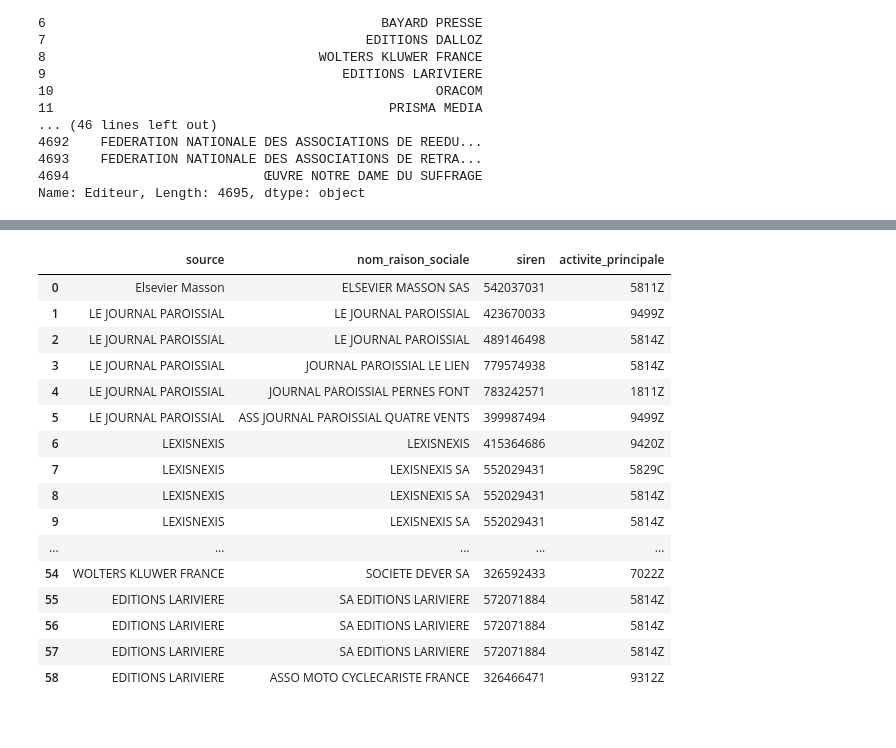
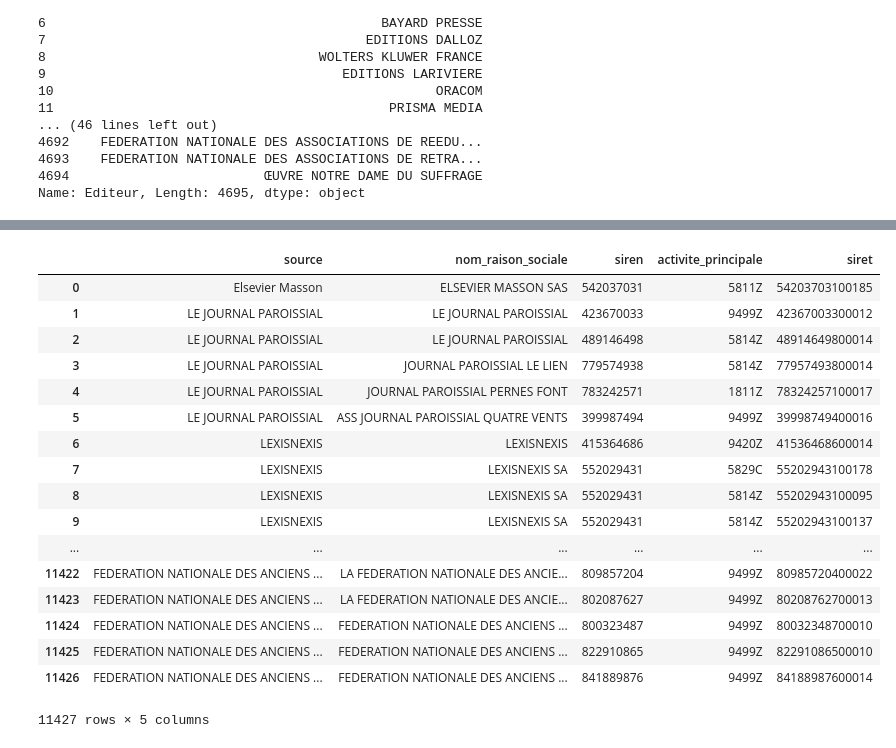
Before and after one commit to taniki/notebooks, a Jupyter notebook: data.gouv.fr/presse-SIRENE-geocodage.ipynb, the cells around one changed output, grey strips where cells are left out. Cells and saved outputs as stored; diff of their text form; code cells hidden in the pictures.

```diff
--- a/data.gouv.fr/presse-SIRENE-geocodage.ipynb
+++ b/data.gouv.fr/presse-SIRENE-geocodage.ipynb
@@ -33,21 +38,39 @@ url = "https://entreprise.data.gouv.fr/api/sirene/v1/full_text/{name}"
 
 def check(name):
     results = []
-    res = requests.get(url.format(name=name)).json()
-#     siren = { etablissement['siren'] for etablissement in res['etablissement'] }
-#     result['siren'] = siren
-#     result['points'] = list({ (etablissement['latitude'], etablissement['longitude']) for etablissement in res['etablissement'] })
+    res = requests.get(url.format(name=name))
 
-    results = res['etablissement']
+    if res.status_code == requests.codes.ok:
+        data = res.json()
+        results = data['etablissement']
 
-    for r in results:
-        r["source"] = name
+        for r in results:
+            r["source"] = name
+
+    else:
+#         print("!!! {name} !!!".format(name=name))
+#         print(url.format(name=name))
+#         print(res)
+        pass
 
     return results
 
 etablissements = []
 
-for e in list(editeurs.Editeur)[0:10]:
-    etablissements += check(e)
+# L'API entreprise.data.gouv.fr est limité à 2000 requếtes / 10 minutes
+n = 200
+i = 0
+s = 60
+
+while i < len(editeurs):
+    print("range {s} -> {e}".format(s=i, e=i+n-1))
+
+    for e in list(editeurs.Editeur)[i:i+n]:
+        etablissements += check(e)
+
+    i += n
+
+    print("...")
+    time.sleep(s)
 
 etablissements = pd.DataFrame(etablissements)
@@ -74,20 +103,21 @@ list(etablissements)
 # %%
-etablissements[ ["source", "nom_raison_sociale", "siren", "activite_principale"] ]
+etablissements[ ["source", "nom_raison_sociale", "siren", "activite_principale", "siret"] ]
 # %% [output]
-|  | source | nom_raison_sociale | siren | activite_principale |
-| 0 | Elsevier Masson | ELSEVIER MASSON SAS | 542037031 | 5811Z |
-| 1 | LE JOURNAL PAROISSIAL | LE JOURNAL PAROISSIAL | 423670033 | 9499Z |
-| 2 | LE JOURNAL PAROISSIAL | LE JOURNAL PAROISSIAL | 489146498 | 5814Z |
-| 3 | LE JOURNAL PAROISSIAL | JOURNAL PAROISSIAL LE LIEN | 779574938 | 5814Z |
-| 4 | LE JOURNAL PAROISSIAL | JOURNAL PAROISSIAL PERNES FONT | 783242571 | 1811Z |
-| 5 | LE JOURNAL PAROISSIAL | ASS JOURNAL PAROISSIAL QUATRE VENTS | 399987494 | 9499Z |
-| 6 | LEXISNEXIS | LEXISNEXIS | 415364686 | 9420Z |
-| 7 | LEXISNEXIS | LEXISNEXIS SA | 552029431 | 5829C |
-| 8 | LEXISNEXIS | LEXISNEXIS SA | 552029431 | 5814Z |
-| 9 | LEXISNEXIS | LEXISNEXIS SA | 552029431 | 5814Z |
-| ... | ... | ... | ... | ... |
-| 54 | WOLTERS KLUWER FRANCE | SOCIETE DEVER SA | 326592433 | 7022Z |
-| 55 | EDITIONS LARIVIERE | SA EDITIONS LARIVIERE | 572071884 | 5814Z |
-| 56 | EDITIONS LARIVIERE | SA EDITIONS LARIVIERE | 572071884 | 5814Z |
-| 57 | EDITIONS LARIVIERE | SA EDITIONS LARIVIERE | 572071884 | 5814Z |
-| 58 | EDITIONS LARIVIERE | ASSO MOTO CYCLECARISTE FRANCE | 326466471 | 9312Z |
+|  | source | nom_raison_sociale | siren | activite_principale | siret |
+| 0 | Elsevier Masson | ELSEVIER MASSON SAS | 542037031 | 5811Z | 54203703100185 |
+| 1 | LE JOURNAL PAROISSIAL | LE JOURNAL PAROISSIAL | 423670033 | 9499Z | 42367003300012 |
+| 2 | LE JOURNAL PAROISSIAL | LE JOURNAL PAROISSIAL | 489146498 | 5814Z | 48914649800014 |
+| 3 | LE JOURNAL PAROISSIAL | JOURNAL PAROISSIAL LE LIEN | 779574938 | 5814Z | 77957493800014 |
+| 4 | LE JOURNAL PAROISSIAL | JOURNAL PAROISSIAL PERNES FONT | 783242571 | 1811Z | 78324257100017 |
+| 5 | LE JOURNAL PAROISSIAL | ASS JOURNAL PAROISSIAL QUATRE VENTS | 399987494 | 9499Z | 39998749400016 |
+| 6 | LEXISNEXIS | LEXISNEXIS | 415364686 | 9420Z | 41536468600014 |
+| 7 | LEXISNEXIS | LEXISNEXIS SA | 552029431 | 5829C | 55202943100178 |
+| 8 | LEXISNEXIS | LEXISNEXIS SA | 552029431 | 5814Z | 55202943100095 |
+| 9 | LEXISNEXIS | LEXISNEXIS SA | 552029431 | 5814Z | 55202943100137 |
+| ... | ... | ... | ... | ... | ... |
+| 11422 | FEDERATION NATIONALE DES ANCIENS ... | LA FEDERATION NATIONALE DES ANCIE... | 809857204 | 9499Z | 80985720400022 |
+| 11423 | FEDERATION NATIONALE DES ANCIENS ... | LA FEDERATION NATIONALE DES ANCIE... | 802087627 | 9499Z | 80208762700013 |
+| 11424 | FEDERATION NATIONALE DES ANCIENS ... | FEDERATION NATIONALE DES ANCIENS ... | 800323487 | 9499Z | 80032348700010 |
+| 11425 | FEDERATION NATIONALE DES ANCIENS ... | FEDERATION NATIONALE DES ANCIENS ... | 822910865 | 9499Z | 82291086500010 |
+| 11426 | FEDERATION NATIONALE DES ANCIENS ... | FEDERATION NATIONALE DES ANCIENS ... | 841889876 | 9499Z | 84188987600014 |
+11427 rows × 5 columns
```
Also changed, not shown: parts of 16 cells of this notebook.
